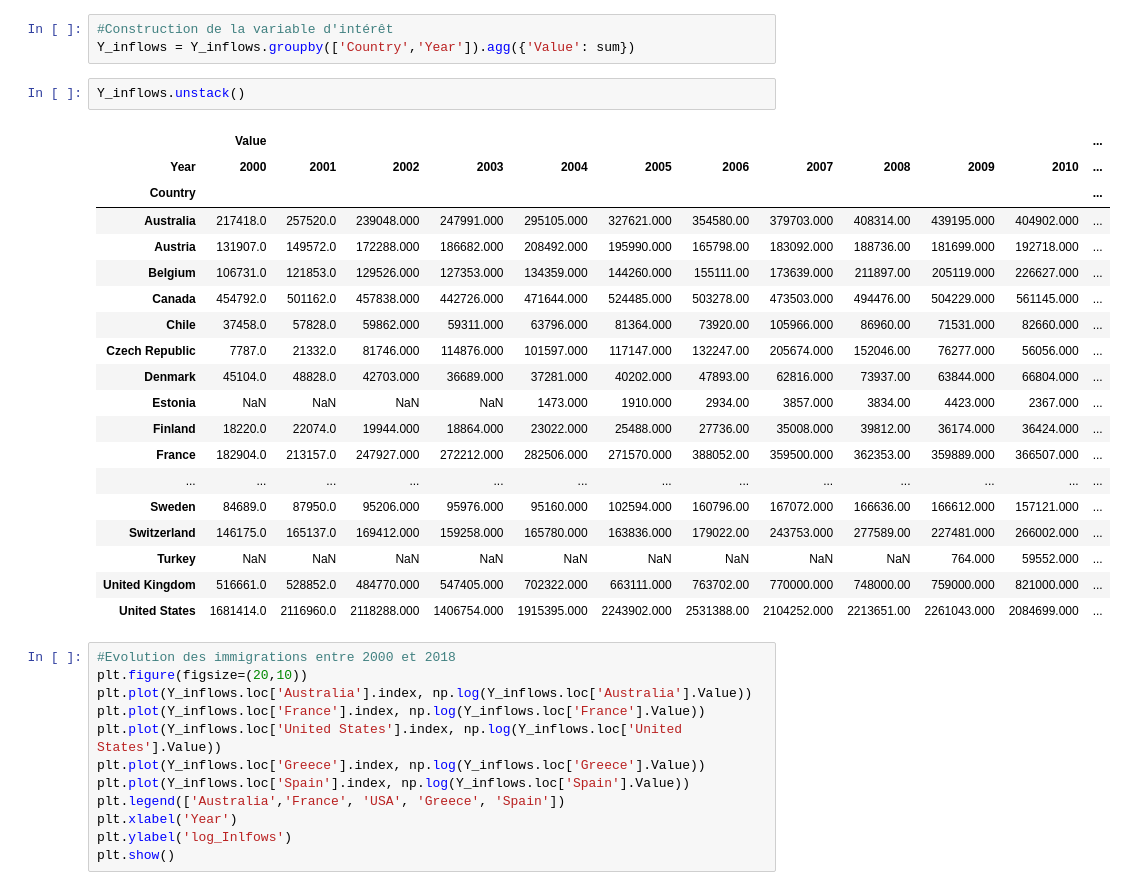
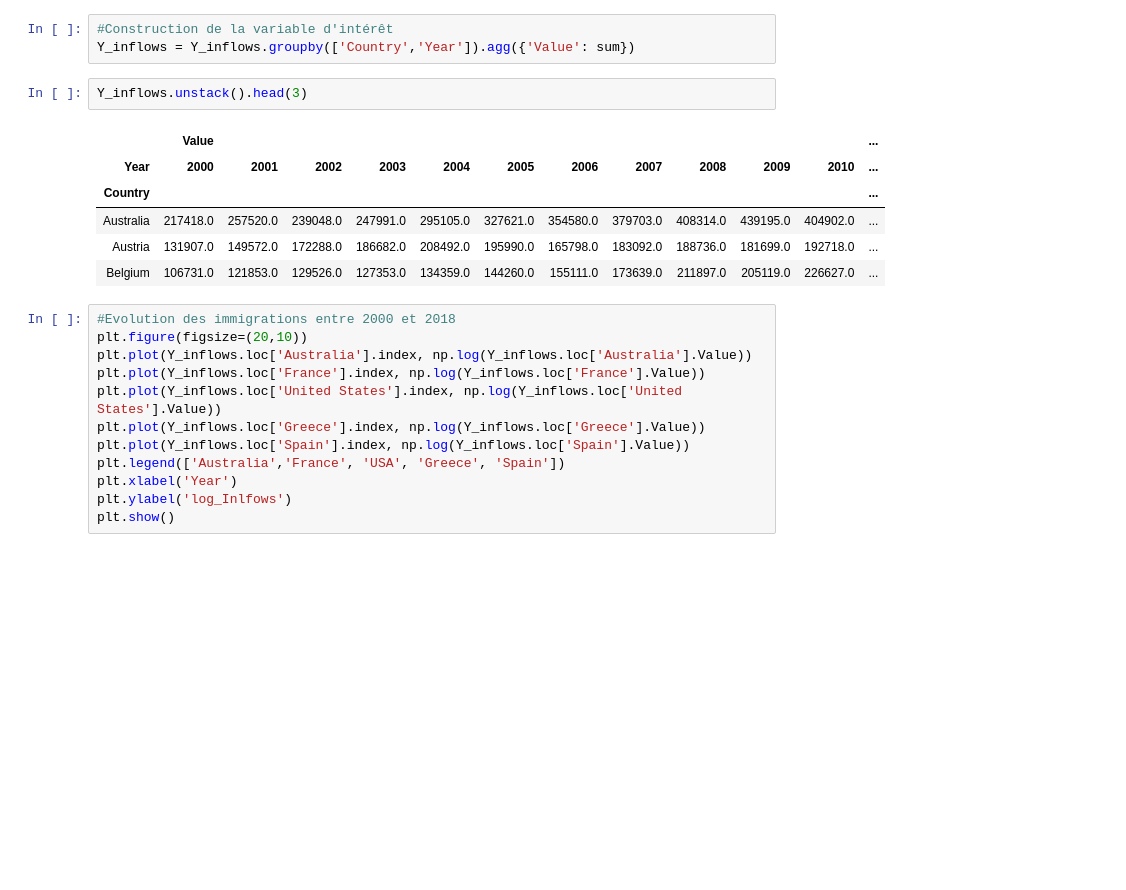
Before and after one commit to nurien2/datacamp_2019, a Jupyter notebook: starting_kit.ipynb, the cells around one changed output. Drawn from its saved outputs; the diff is of its cells as text; blank space fills up the shorter version.

```diff
--- a/starting_kit.ipynb
+++ b/starting_kit.ipynb
@@ -301,27 +510,14 @@ Y_inflows = inflows[inflows.Variable == 'Inflows of foreign population by nation
 #Construction de la variable d'intérêt
 Y_inflows = Y_inflows.groupby(['Country','Year']).agg({'Value': sum})
 # %%
-Y_inflows.unstack()
+Y_inflows.unstack().head(3)
 # %% [output]
 |  | Value |  |  |  |  |  |  |  |  |  |  | ... |
 | Year | 2000 | 2001 | 2002 | 2003 | 2004 | 2005 | 2006 | 2007 | 2008 | 2009 | 2010 | ... |
 | Country |  |  |  |  |  |  |  |  |  |  |  | ... |
-| Australia | 217418.0 | 257520.0 | 239048.000 | 247991.000 | 295105.000 | 327621.000 | 354580.00 | 379703.000 | 408314.00 | 439195.000 | 404902.000 | ... |
-| Austria | 131907.0 | 149572.0 | 172288.000 | 186682.000 | 208492.000 | 195990.000 | 165798.00 | 183092.000 | 188736.00 | 181699.000 | 192718.000 | ... |
-| Belgium | 106731.0 | 121853.0 | 129526.000 | 127353.000 | 134359.000 | 144260.000 | 155111.00 | 173639.000 | 211897.00 | 205119.000 | 226627.000 | ... |
-| Canada | 454792.0 | 501162.0 | 457838.000 | 442726.000 | 471644.000 | 524485.000 | 503278.00 | 473503.000 | 494476.00 | 504229.000 | 561145.000 | ... |
-| Chile | 37458.0 | 57828.0 | 59862.000 | 59311.000 | 63796.000 | 81364.000 | 73920.00 | 105966.000 | 86960.00 | 71531.000 | 82660.000 | ... |
-| Czech Republic | 7787.0 | 21332.0 | 81746.000 | 114876.000 | 101597.000 | 117147.000 | 132247.00 | 205674.000 | 152046.00 | 76277.000 | 56056.000 | ... |
-| Denmark | 45104.0 | 48828.0 | 42703.000 | 36689.000 | 37281.000 | 40202.000 | 47893.00 | 62816.000 | 73937.00 | 63844.000 | 66804.000 | ... |
-| Estonia | NaN | NaN | NaN | NaN | 1473.000 | 1910.000 | 2934.00 | 3857.000 | 3834.00 | 4423.000 | 2367.000 | ... |
-| Finland | 18220.0 | 22074.0 | 19944.000 | 18864.000 | 23022.000 | 25488.000 | 27736.00 | 35008.000 | 39812.00 | 36174.000 | 36424.000 | ... |
-| France | 182904.0 | 213157.0 | 247927.000 | 272212.000 | 282506.000 | 271570.000 | 388052.00 | 359500.000 | 362353.00 | 359889.000 | 366507.000 | ... |
-| ... | ... | ... | ... | ... | ... | ... | ... | ... | ... | ... | ... | ... |
-| Sweden | 84689.0 | 87950.0 | 95206.000 | 95976.000 | 95160.000 | 102594.000 | 160796.00 | 167072.000 | 166636.00 | 166612.000 | 157121.000 | ... |
-| Switzerland | 146175.0 | 165137.0 | 169412.000 | 159258.000 | 165780.000 | 163836.000 | 179022.00 | 243753.000 | 277589.00 | 227481.000 | 266002.000 | ... |
-| Turkey | NaN | NaN | NaN | NaN | NaN | NaN | NaN | NaN | NaN | 764.000 | 59552.000 | ... |
-| United Kingdom | 516661.0 | 528852.0 | 484770.000 | 547405.000 | 702322.000 | 663111.000 | 763702.00 | 770000.000 | 748000.00 | 759000.000 | 821000.000 | ... |
-| United States | 1681414.0 | 2116960.0 | 2118288.000 | 1406754.000 | 1915395.000 | 2243902.000 | 2531388.00 | 2104252.000 | 2213651.00 | 2261043.000 | 2084699.000 | ... |
+| Australia | 217418.0 | 257520.0 | 239048.0 | 247991.0 | 295105.0 | 327621.0 | 354580.0 | 379703.0 | 408314.0 | 439195.0 | 404902.0 | ... |
+| Austria | 131907.0 | 149572.0 | 172288.0 | 186682.0 | 208492.0 | 195990.0 | 165798.0 | 183092.0 | 188736.0 | 181699.0 | 192718.0 | ... |
+| Belgium | 106731.0 | 121853.0 | 129526.0 | 127353.0 | 134359.0 | 144260.0 | 155111.0 | 173639.0 | 211897.0 | 205119.0 | 226627.0 | ... |
 # %%
 #Evolution des immigrations entre 2000 et 2018
 plt.figure(figsize=(20,10))
```
Also changed, not shown: parts of 43 cells of this notebook, 1 other file.
